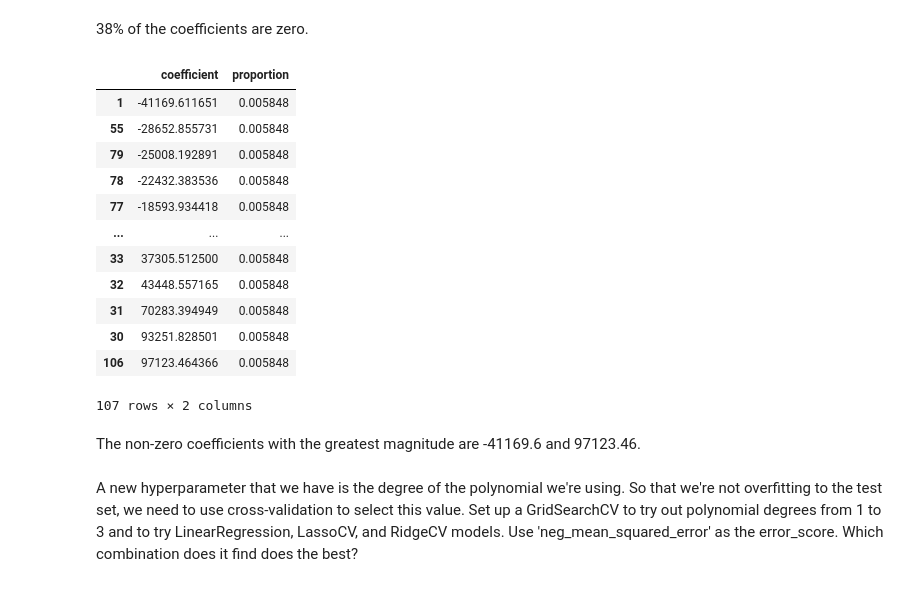
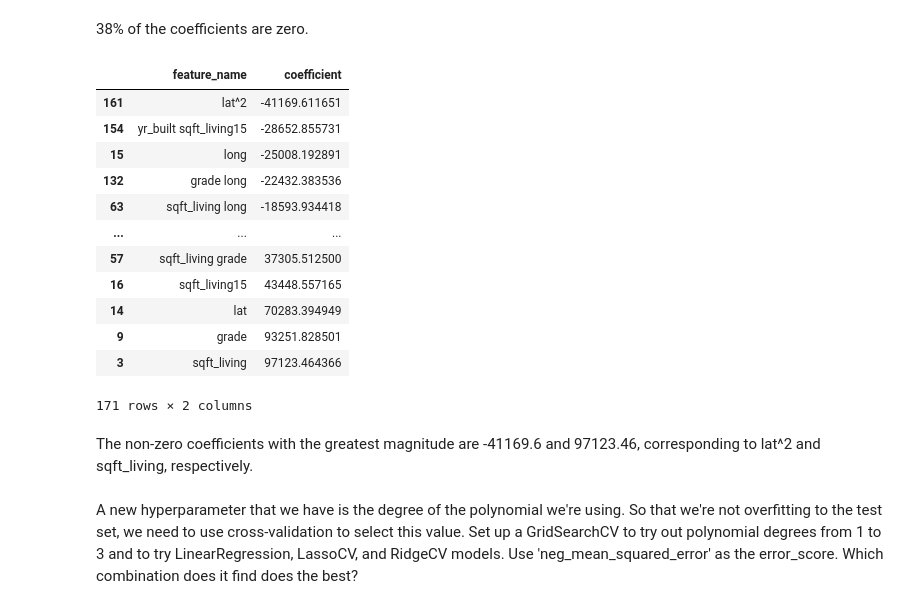
Before and after one commit to nss-data-science-cohort-9/ml-exercise-3-aezell314, a Jupyter notebook: ML Bias and Variance Exercise.ipynb, the cells around one changed output. Drawn from its saved outputs; the diff is of its cells as text; code cells hidden in the pictures.

```diff
--- a/ML Bias and Variance Exercise.ipynb
+++ b/ML Bias and Variance Exercise.ipynb
@@ -206,24 +207,26 @@ lasso_coefs.value_counts(normalize=True).reset_index()
 107 rows × 2 columns
 # %% [markdown]
 38% of the coefficients are zero.
-# %%
-lasso_coefs.value_counts(normalize=True).reset_index().sort_values(by='coefficient')
-# %% [output]
-|  | coefficient | proportion |
-| 1 | -41169.611651 | 0.005848 |
-| 55 | -28652.855731 | 0.005848 |
-| 79 | -25008.192891 | 0.005848 |
-| 78 | -22432.383536 | 0.005848 |
-| 77 | -18593.934418 | 0.005848 |
-| ... | ... | ... |
-| 33 | 37305.512500 | 0.005848 |
-| 32 | 43448.557165 | 0.005848 |
-| 31 | 70283.394949 | 0.005848 |
-| 30 | 93251.828501 | 0.005848 |
-| 106 | 97123.464366 | 0.005848 |
-107 rows × 2 columns
-# %% [markdown]
-The non-zero coefficients with the greatest magnitude are -41169.6 and 97123.46.
+# %%
+feature_names = pd.DataFrame({'feature_name':lasso_poly[:-1].get_feature_names_out()})
+feature_coefs = pd.concat([feature_names, lasso_coefs], axis=1)
+feature_coefs.sort_values(by='coefficient')
+# %% [output]
+|  | feature_name | coefficient |
+| 161 | lat^2 | -41169.611651 |
+| 154 | yr_built sqft_living15 | -28652.855731 |
+| 15 | long | -25008.192891 |
+| 132 | grade long | -22432.383536 |
+| 63 | sqft_living long | -18593.934418 |
+| ... | ... | ... |
+| 57 | sqft_living grade | 37305.512500 |
+| 16 | sqft_living15 | 43448.557165 |
+| 14 | lat | 70283.394949 |
+| 9 | grade | 93251.828501 |
+| 3 | sqft_living | 97123.464366 |
+171 rows × 2 columns
+# %% [markdown]
+The non-zero coefficients with the greatest magnitude are -41169.6 and 97123.46, corresponding to lat^2 and sqft_living, respectively.
 # %% [markdown]
 A new hyperparameter that we have is the degree of the polynomial we're using. So that we're not overfitting to the test set, we need to use cross-validation to select this value. Set up a GridSearchCV to try out polynomial degrees from 1 to 3 and to try LinearRegression, LassoCV, and RidgeCV models. Use 'neg_mean_squared_error' as the error_score. Which combination does it find does the best?
 # %%
```
Also changed, not shown: parts of 13 cells of this notebook.
